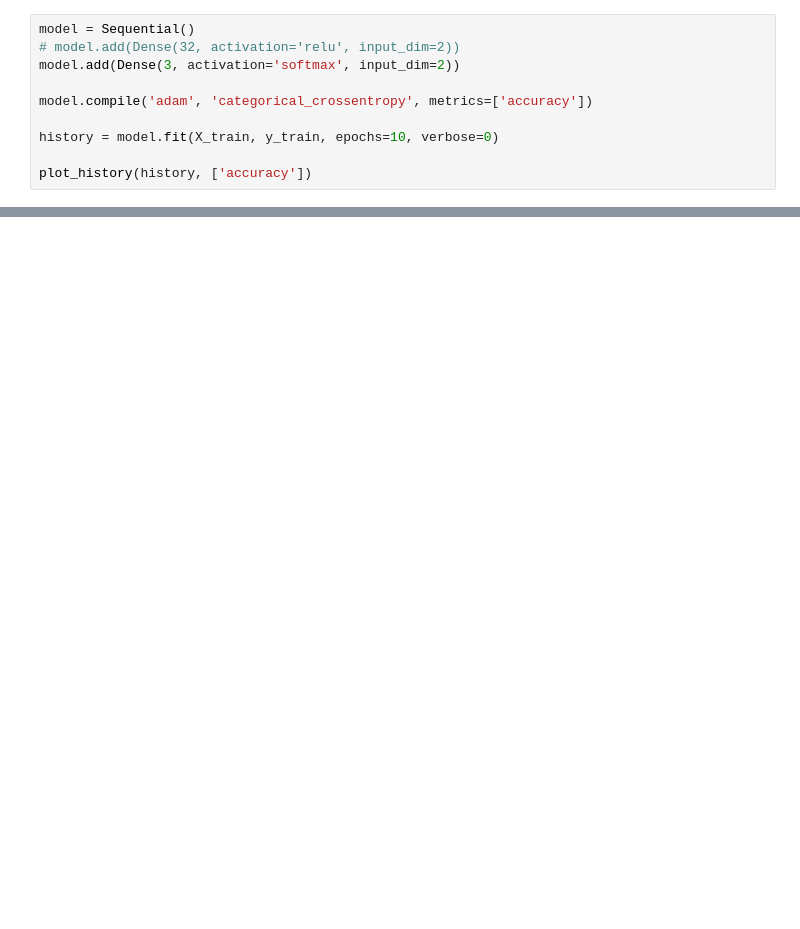
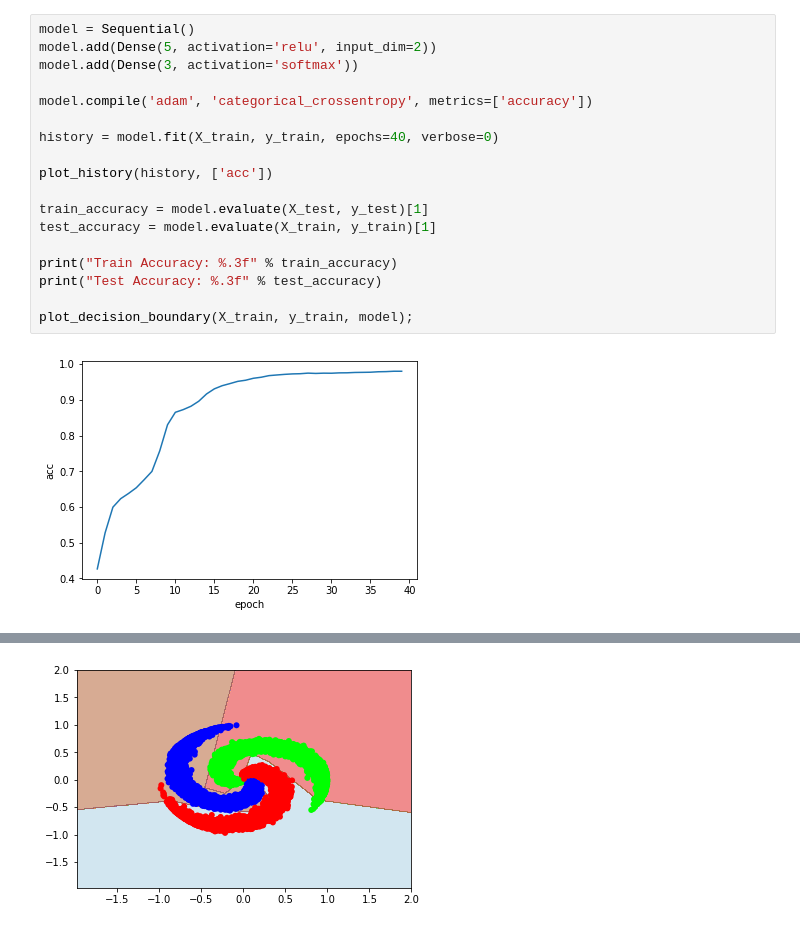
Before and after one commit to denisMihaylov/neural-networks-su, a Jupyter notebook: Classification.ipynb, the cells around one changed output, grey strips where cells are left out. Drawn from its saved outputs; the diff is of its cells as text; blank space fills up the shorter version.

```diff
--- a/Classification.ipynb
+++ b/Classification.ipynb
@@ -25,11 +77,20 @@ X_train, X_test, y_train, y_test = train_test_split(X, y, random_state=42, test_
 # %%
 model = Sequential()
-# model.add(Dense(32, activation='relu', input_dim=2))
-model.add(Dense(3, activation='softmax', input_dim=2))
+model.add(Dense(5, activation='relu', input_dim=2))
+model.add(Dense(3, activation='softmax'))
 
 model.compile('adam', 'categorical_crossentropy', metrics=['accuracy'])
 
-history = model.fit(X_train, y_train, epochs=10, verbose=0)
+history = model.fit(X_train, y_train, epochs=40, verbose=0)
 
-plot_history(history, ['accuracy'])
+plot_history(history, ['acc'])
+
+train_accuracy = model.evaluate(X_test, y_test)[1]
+test_accuracy = model.evaluate(X_train, y_train)[1]
+
+print("Train Accuracy: %.3f" % train_accuracy)
+print("Test Accuracy: %.3f" % test_accuracy)
+
+plot_decision_boundary(X_train, y_train, model);
 # %% [output]
+[figure, added]
@@ -36,0 +101 @@ NameError: name 'plt' is not defined
+[figure, added]
```
Also changed, not shown: parts of 9 cells of this notebook, 1 other file.
